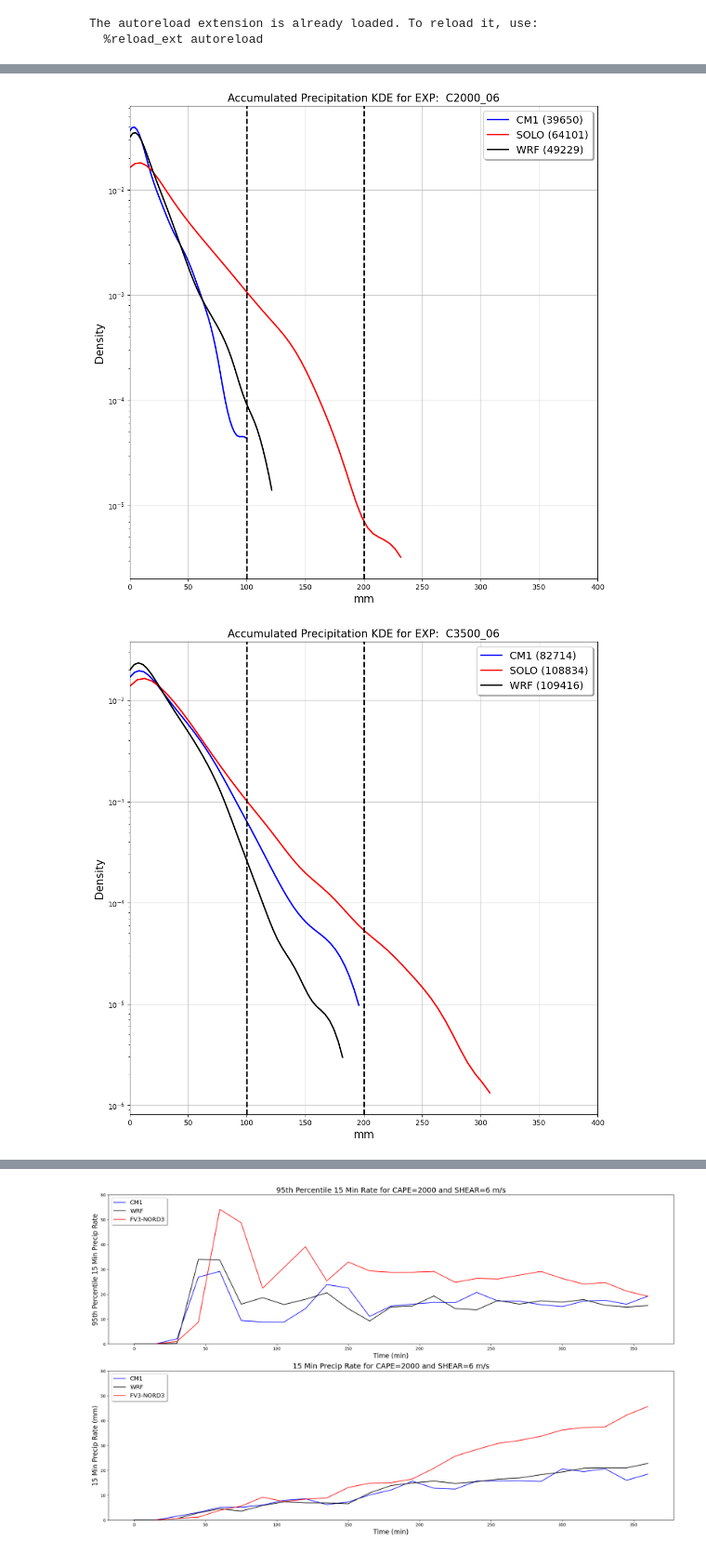
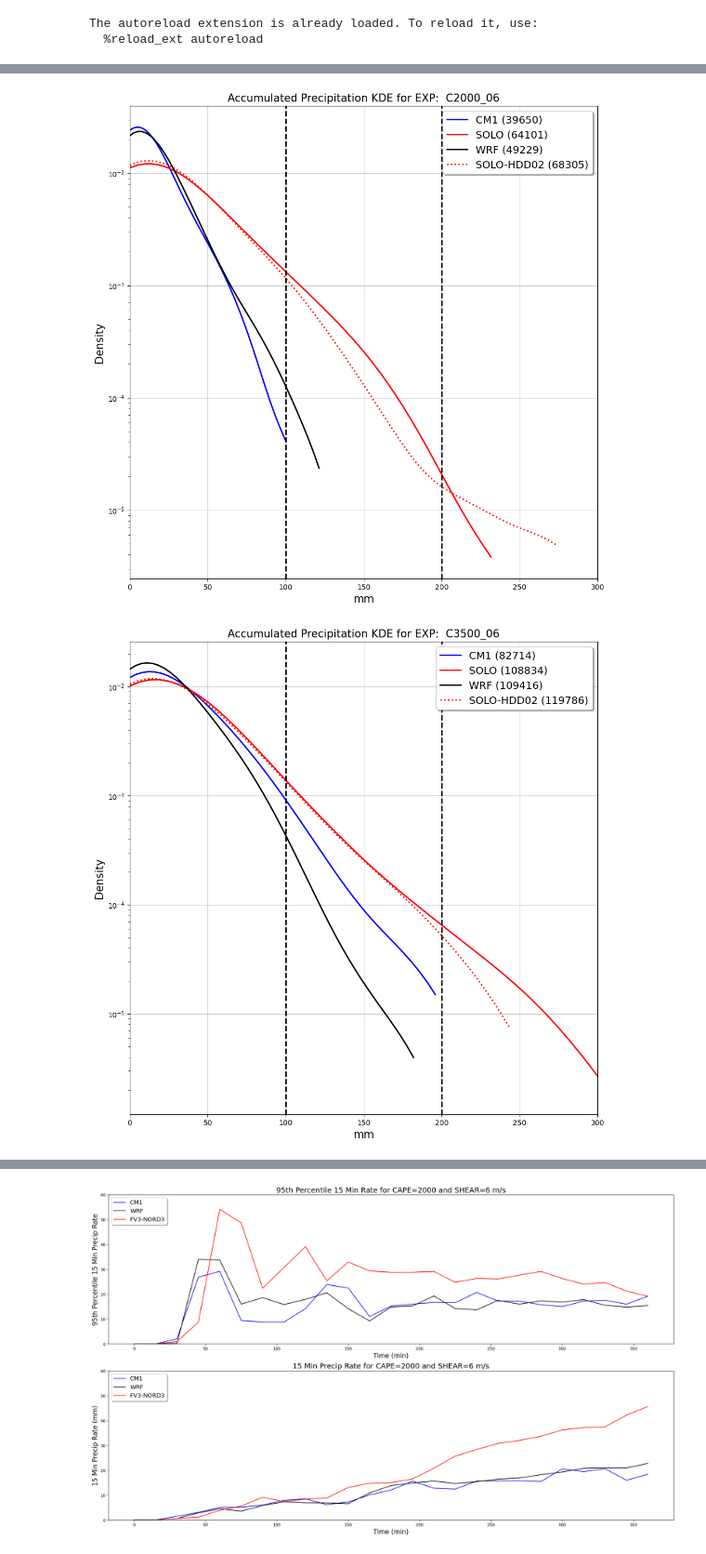
Before and after one commit to louiswicker/CAM_analysis_tools, a Jupyter notebook: ideal_cases/precip.ipynb, the cells around one changed output, grey strips where cells are left out. Shown: that part at 93% size. Drawn from its saved outputs; the diff is of its cells as text; code cells hidden in the pictures.

```diff
--- a/ideal_cases/precip.ipynb
+++ b/ideal_cases/precip.ipynb
@@ -38,6 +38,7 @@ The autoreload extension is already loaded. To reload it, use:
 # %%
 models['cm1'] = pickle2Obj('precip/cm1_squall_3km_dt10_bench.pkl',retObj=False)
 models['solo'] = pickle2Obj('precip/solo_squall_3km_n3_bench.pkl',retObj=False)
+models['solo_hdd02'] = pickle2Obj('precip/solo_squall_3km_hdd02_bench.pkl',retObj=False)
 models['wrf'] = pickle2Obj('precip/wrf_squall_3km_dt10_bench.pkl',retObj=False)
 # %%
 #models['wrf'] = pickle2Obj('precip/wrf_squall_3km_accum_prec.pkl', retObj=False)
@@ -66,7 +71,7 @@ def precip_histogram(models, label, all_times=False):
     fig, ax = plt.subplots(1,1, constrained_layout=True,figsize=(10,10))
 
     if all_times:
-        xlim = [0.0, 400.]
+        xlim = [0.0, 300.]
 
     else:
         xlim = [0.0, 100.]
@@ -94,13 +99,13 @@ def precip_histogram(models, label, all_times=False):
         hist, bin_edges = np.histogram(data_no_zero)
 
         eval_points = np.linspace(np.min(bin_edges), np.max(bin_edges))
-        kde_sp      = gaussian_kde(data_no_zero, bw_method=0.5)
+        kde_sp      = gaussian_kde(data_no_zero, bw_method=0.9)
         y_sp        = kde_sp.pdf(eval_points)
 
         if key == 'solo':
             ax.plot(eval_points, y_sp, color='r', linewidth=2.0, label='SOLO (%d)' % data_no_zero.shape)
 
-        if key == 'solohdd02':
+        if key == 'solo_hdd02':
             ax.plot(eval_points, y_sp, color='r', linewidth=2.0, linestyle=':', label='SOLO-HDD02 (%d)' % data_no_zero.shape)
 
         if key == 'wrf':
@@ -123,34 +128,34 @@ def precip_histogram(models, label, all_times=False):
         ax.axvline(x=100.0, color='k', linestyle='--', linewidth=2.0)
         ax.axvline(x=200.0, color='k', linestyle='--', linewidth=2.0)
         ax.set_title('Accumulated Precipitation KDE for EXP:  %s' % (label), fontsize=15)
         plt.savefig("Total_Accumlated_Precipitation_KDE_Experiment_%s.png" % (label))
     else:
         ax.axvline(x=40.0, color='k', linestyle='--', linewidth=2.0)
         ax.axvline(x=80.0, color='k', linestyle='--', linewidth=2.0)
         ax.set_title('15 Minute Accumlated Precipitation KDE for EXP:  %s' % (label), fontsize=15)
         plt.savefig("15_Minute_Accumlated_Precipitation_KDE_Experiment_%s.png" % (label))
 
     plt.show()
 
 #precip_histogram(models, 'C1500_06')
 #precip_histogram(models, 'C2000_06')
 #precip_histogram(models, 'C3500_06')
-precip_histogram(models, 'C2000_06', all_times=True)
+precip_histogram(models, 'C2000_06', all_times = True)
 precip_histogram(models, 'C3500_06', all_times = True)
 # precip_histogram(models, 'C2500_06')
 # precip_histogram(models, 'C3000_06')
 
 #precip_histogram(models, 'C2000_12')
 #precip_histogram(models, 'C2000_06', all_times = True)
 #precip_histogram(models, 'C2000_18')
 #precip_histogram(models, 'C2000_12')
-precip_histogram(models, 'C2000_18', all_times = True)
+precip_histogram(models, 'C2000_18')
 
 #precip_histogram(models, 'C2000_12')
 
 #precip_histogram(models, 'C3500_18')
 #precip_histogram(models, 'C2000_12')
 precip_histogram(models, 'C3500_18', all_times = True)
 # %% [output]
-[figure, old version]
+[figure, new version]
-[figure, old version]
+[figure, new version]
```
Also changed, not shown: parts of 2 cells of this notebook, 9 other files.
